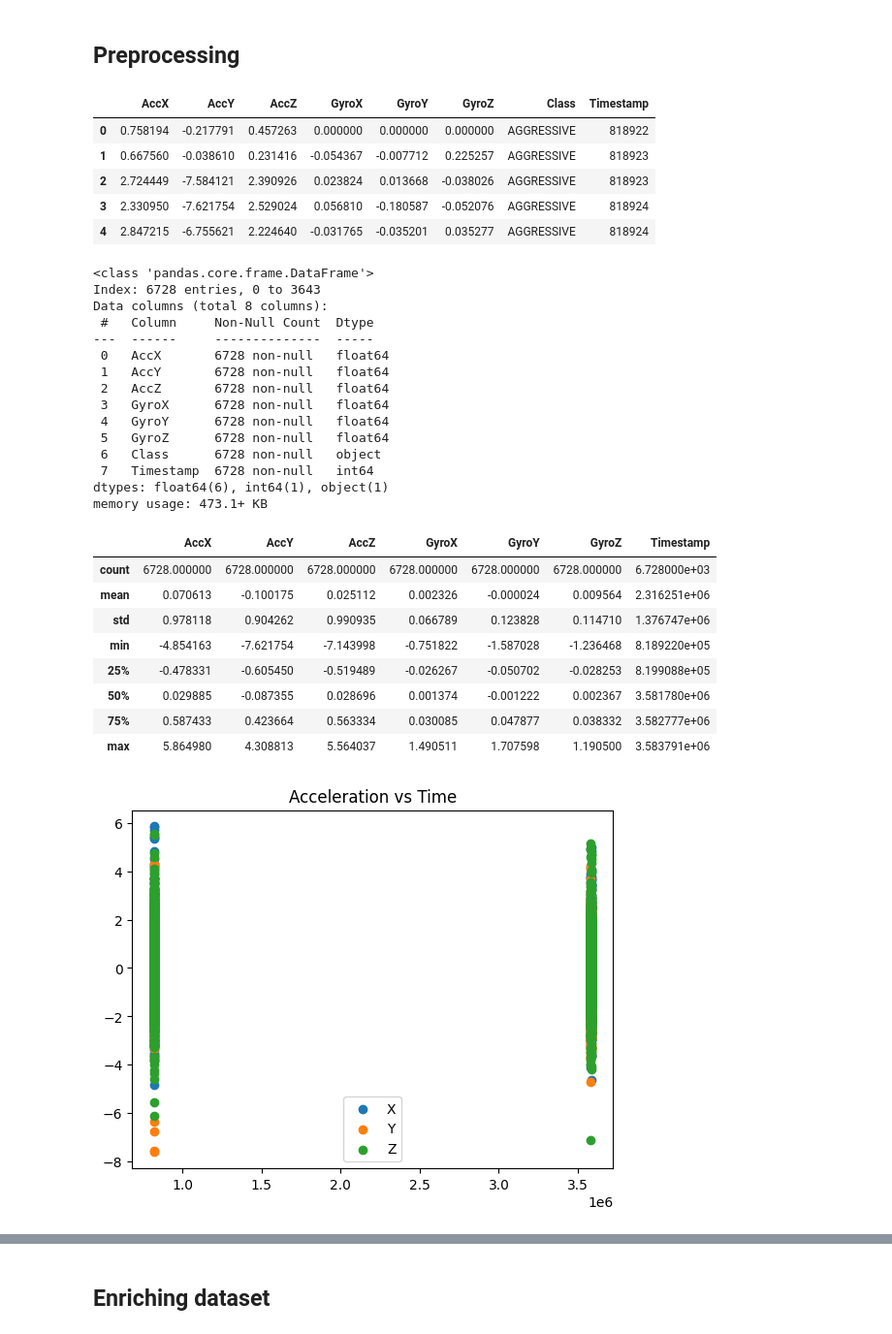
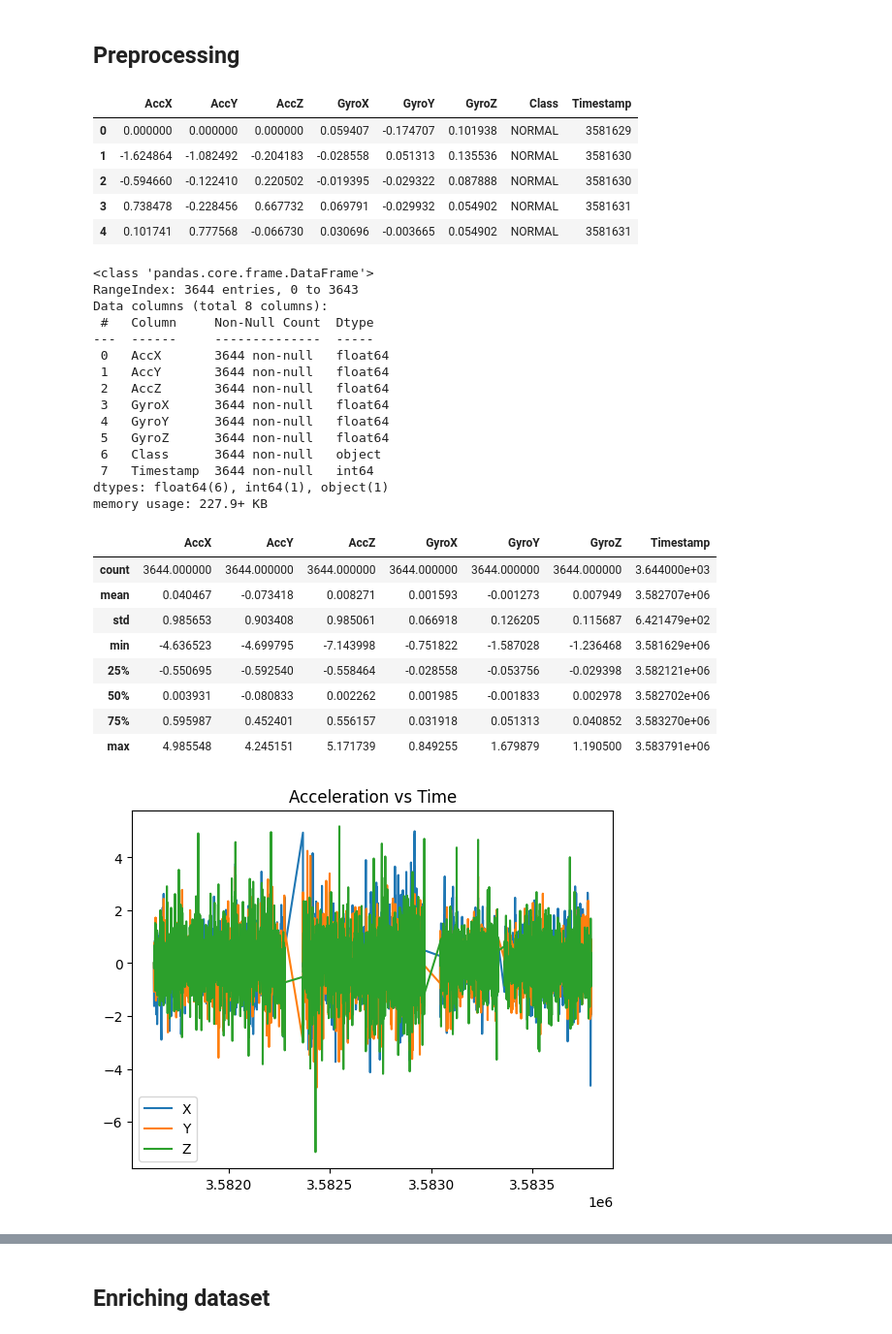
Before and after one commit to aurvantGitHub/driving_behavior, a Jupyter notebook: main.ipynb, the cells around one changed output, grey strips where cells are left out. Shown: that part at 97% size. Saved outputs shown, nothing was run; the diff lists cells and outputs as text; code cells hidden in the pictures.

```diff
--- a/main.ipynb
+++ b/main.ipynb
@@ -14,61 +14,56 @@ import numpy as np
 ## Preprocessing
 # %%
 # loading data
-df_1 = pd.read_csv('datasets/test_motion_data.csv')
-df_2 = pd.read_csv('datasets/train_motion_data.csv')
-
-# merging
-df = pd.concat([df_1, df_2], axis=0)
+df = pd.read_csv('datasets/train_motion_data.csv')
 
 df.head()
 # %% [output]
 |  | AccX | AccY | AccZ | GyroX | GyroY | GyroZ | Class | Timestamp |
-| 0 | 0.758194 | -0.217791 | 0.457263 | 0.000000 | 0.000000 | 0.000000 | AGGRESSIVE | 818922 |
-| 1 | 0.667560 | -0.038610 | 0.231416 | -0.054367 | -0.007712 | 0.225257 | AGGRESSIVE | 818923 |
-| 2 | 2.724449 | -7.584121 | 2.390926 | 0.023824 | 0.013668 | -0.038026 | AGGRESSIVE | 818923 |
-| 3 | 2.330950 | -7.621754 | 2.529024 | 0.056810 | -0.180587 | -0.052076 | AGGRESSIVE | 818924 |
-| 4 | 2.847215 | -6.755621 | 2.224640 | -0.031765 | -0.035201 | 0.035277 | AGGRESSIVE | 818924 |
+| 0 | 0.000000 | 0.000000 | 0.000000 | 0.059407 | -0.174707 | 0.101938 | NORMAL | 3581629 |
+| 1 | -1.624864 | -1.082492 | -0.204183 | -0.028558 | 0.051313 | 0.135536 | NORMAL | 3581630 |
+| 2 | -0.594660 | -0.122410 | 0.220502 | -0.019395 | -0.029322 | 0.087888 | NORMAL | 3581630 |
+| 3 | 0.738478 | -0.228456 | 0.667732 | 0.069791 | -0.029932 | 0.054902 | NORMAL | 3581631 |
+| 4 | 0.101741 | 0.777568 | -0.066730 | 0.030696 | -0.003665 | 0.054902 | NORMAL | 3581631 |
 # %%
 # showing info
 df.info()
 # %% [output]
 <class 'pandas.core.frame.DataFrame'>
-Index: 6728 entries, 0 to 3643
+RangeIndex: 3644 entries, 0 to 3643
 Data columns (total 8 columns):
  #   Column     Non-Null Count  Dtype
 ---  ------     --------------  -----
- 0   AccX       6728 non-null   float64
- 1   AccY       6728 non-null   float64
- 2   AccZ       6728 non-null   float64
- 3   GyroX      6728 non-null   float64
- 4   GyroY      6728 non-null   float64
- 5   GyroZ      6728 non-null   float64
- 6   Class      6728 non-null   object
- 7   Timestamp  6728 non-null   int64
+ 0   AccX       3644 non-null   float64
+ 1   AccY       3644 non-null   float64
+ 2   AccZ       3644 non-null   float64
+ 3   GyroX      3644 non-null   float64
+ 4   GyroY      3644 non-null   float64
+ 5   GyroZ      3644 non-null   float64
+ 6   Class      3644 non-null   object
+ 7   Timestamp  3644 non-null   int64
 dtypes: float64(6), int64(1), object(1)
-memory usage: 473.1+ KB
+memory usage: 227.9+ KB
 # %%
 # basic statistics
 df.describe()
 # %% [output]
 |  | AccX | AccY | AccZ | GyroX | GyroY | GyroZ | Timestamp |
-| count | 6728.000000 | 6728.000000 | 6728.000000 | 6728.000000 | 6728.000000 | 6728.000000 | 6.728000e+03 |
-| mean | 0.070613 | -0.100175 | 0.025112 | 0.002326 | -0.000024 | 0.009564 | 2.316251e+06 |
-| std | 0.978118 | 0.904262 | 0.990935 | 0.066789 | 0.123828 | 0.114710 | 1.376747e+06 |
-| min | -4.854163 | -7.621754 | -7.143998 | -0.751822 | -1.587028 | -1.236468 | 8.189220e+05 |
-| 25% | -0.478331 | -0.605450 | -0.519489 | -0.026267 | -0.050702 | -0.028253 | 8.199088e+05 |
-| 50% | 0.029885 | -0.087355 | 0.028696 | 0.001374 | -0.001222 | 0.002367 | 3.581780e+06 |
-| 75% | 0.587433 | 0.423664 | 0.563334 | 0.030085 | 0.047877 | 0.038332 | 3.582777e+06 |
-| max | 5.864980 | 4.308813 | 5.564037 | 1.490511 | 1.707598 | 1.190500 | 3.583791e+06 |
+| count | 3644.000000 | 3644.000000 | 3644.000000 | 3644.000000 | 3644.000000 | 3644.000000 | 3.644000e+03 |
+| mean | 0.040467 | -0.073418 | 0.008271 | 0.001593 | -0.001273 | 0.007949 | 3.582707e+06 |
+| std | 0.985653 | 0.903408 | 0.985061 | 0.066918 | 0.126205 | 0.115687 | 6.421479e+02 |
+| min | -4.636523 | -4.699795 | -7.143998 | -0.751822 | -1.587028 | -1.236468 | 3.581629e+06 |
+| 25% | -0.550695 | -0.592540 | -0.558464 | -0.028558 | -0.053756 | -0.029398 | 3.582121e+06 |
+| 50% | 0.003931 | -0.080833 | 0.002262 | 0.001985 | -0.001833 | 0.002978 | 3.582702e+06 |
+| 75% | 0.595987 | 0.452401 | 0.556157 | 0.031918 | 0.051313 | 0.040852 | 3.583270e+06 |
+| max | 4.985548 | 4.245151 | 5.171739 | 0.849255 | 1.679879 | 1.190500 | 3.583791e+06 |
 # %%
-# plot to observe range of data
-plt.scatter(df['Timestamp'], df['AccX'])
-plt.scatter(df['Timestamp'], df['AccY'])
-plt.scatter(df['Timestamp'], df['AccZ'])
+# Acceleration vs Time
+plt.plot(df['Timestamp'], df['AccX'])
+plt.plot(df['Timestamp'], df['AccY'])
+plt.plot(df['Timestamp'], df['AccZ'])
 
-#plt.xlim([500000,4000000])
 plt.legend(['X', 'Y', 'Z'])
 plt.title('Acceleration vs Time')
 plt.show()
 # %% [output]
-[figure, old version]
+[figure, new version]
```
Also changed, not shown: parts of 6 cells of this notebook.
